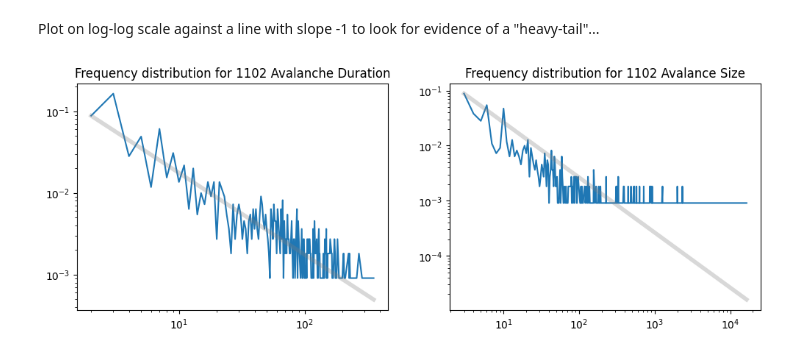
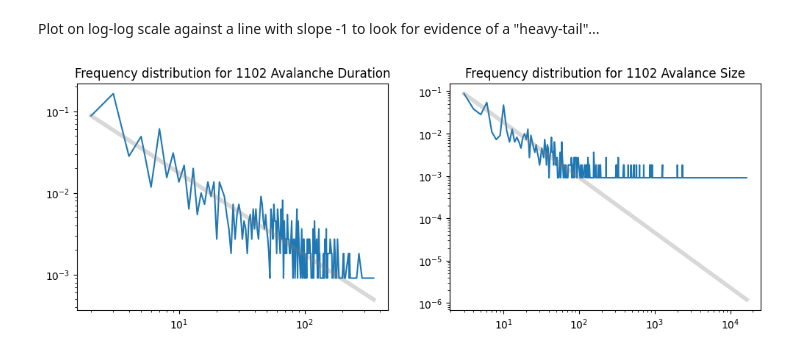
Before and after one commit to powderflask/cap-comp215, a Jupyter notebook: examples/week10-sandpile.ipynb, the cells around one changed output. Saved outputs shown, nothing was run; the diff lists cells and outputs as text; code cells hidden in the pictures.

```diff
--- a/examples/week10-sandpile.ipynb
+++ b/examples/week10-sandpile.ipynb
@@ -329,23 +329,25 @@ S_dist.bar(ax2, xlim=(1,100))
 # %% [markdown]
 Plot on log-log scale against a line with slope -1 to look for evidence of a "heavy-tail"...
 # %%
-def slope(xs, ys):
+EPSILON = 0.00001  # min. anticipated accuracy for slope calculation
+
+def log_slope(xs, ys):
     """ Return slope in log-space """
     return np.diff(np.log(ys)) / np.diff(np.log(xs))
 
-def plot_negative_one_slope(dist, axes=None):
-    """ Plot a line with slope -1 from the first point in the dist """
+def plot_sloped_line(dist, slope=-1, axes=None):
+    """ Plot a line with log-log slope from the first point in the dist """
     axes = axes or plt.gca()
     xs = [dist.categories[0], dist.categories[-1]]
     ys = [dist.proportions[0], 0]
-    ys[1] = ys[0] * np.exp(-1*np.log(xs[1]/xs[0]))  # compute y1 so line has a slope exactly -1
-    assert slope(xs, ys) == -1
+    ys[1] = ys[0] * np.exp(slope*np.log(xs[1]/xs[0]))  # compute y1 so line has a slope exactly -1
+    assert log_slope(xs, ys) - slope < EPSILON
     axes.plot(xs, ys, color='gray', alpha=0.3, linewidth=4)
 
 _, (ax1, ax2) = plt.subplots(1, 2, figsize=(12, 4))
 T_dist.plot(ax1, xscale='log', yscale='log')
-plot_negative_one_slope(T_dist, ax1)
+plot_sloped_line(T_dist, slope=-1, axes=ax1)
 S_dist.plot(ax2, xscale='log', yscale='log')
-plot_negative_one_slope(S_dist, ax2)
+plot_sloped_line(S_dist, slope=-1.3, axes=ax2)
 # %% [output]
-[figure, old version]
+[figure, new version]
```
Also changed, not shown: 4 other files.
